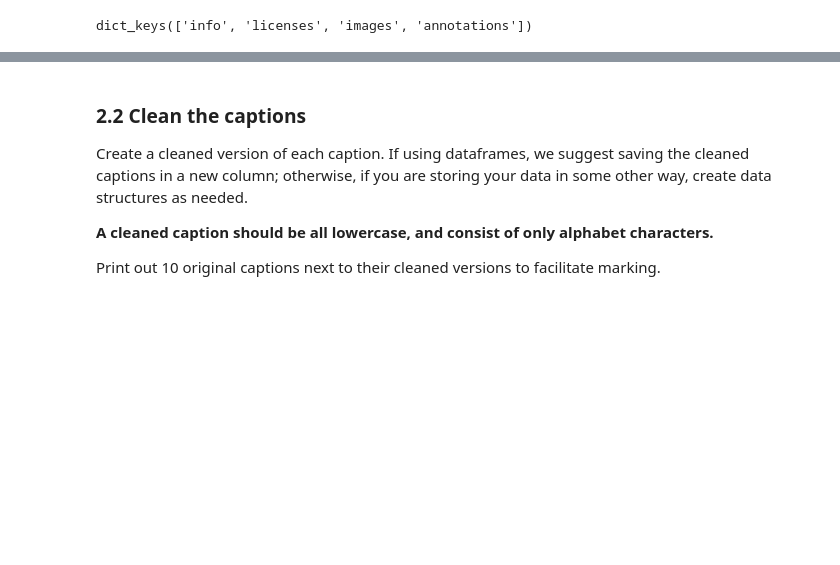
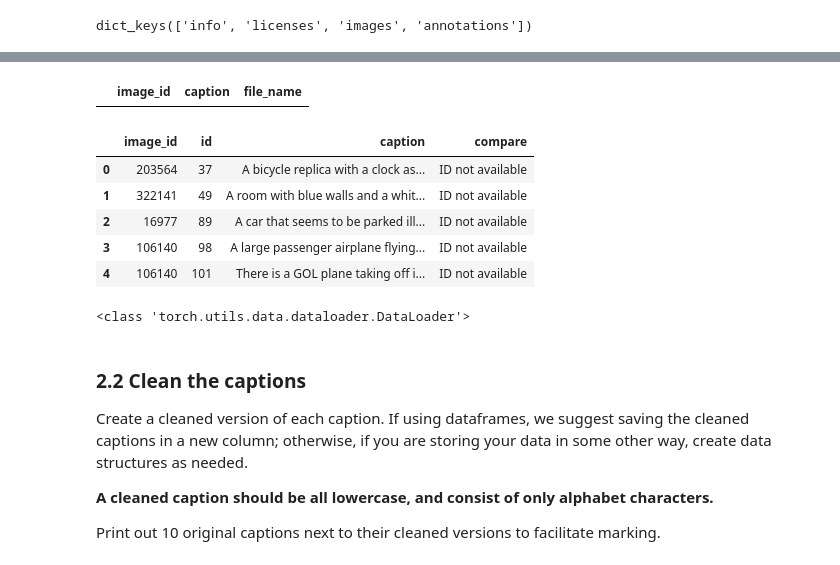
Before and after one commit to shreyshrey/ML, a Jupyter notebook: OCOMP5203M_A1.ipynb, the cells around one changed output, grey strips where cells are left out. Saved outputs shown, nothing was run; the diff lists cells and outputs as text; code cells hidden in the pictures; blank space fills up the shorter version.

```diff
--- a/OCOMP5203M_A1.ipynb
+++ b/OCOMP5203M_A1.ipynb
@@ -242,0 +206,4 @@ data['annotations']
+# %%
+ann_list = data['annotations']
+ann_df = pd.DataFrame.from_records(ann_list)
+ann_df.shape
@@ -242,0 +243,20 @@ data['annotations']
+# %%
+If data[annotation][image_id] == data[images][id] then:
+Get file_name
+# %% [output]
+|  | image_id | caption | file_name |
+# %%
+compareColumn = []
+for index, row in ann_df.iterrows():
+  image_dfRow = image_df[image_df["id"] == row["image_id"]]
+  if image_dfRow.shape[0] == 0:
+    compareColumn.append("ID not available")
+ann_df["compare"] = compareColumn
+ann_df.head(20)
+# %% [output]
+|  | image_id | id | caption | compare |
+| 0 | 203564 | 37 | A bicycle replica with a clock as... | ID not available |
+| 1 | 322141 | 49 | A room with blue walls and a whit... | ID not available |
+| 2 | 16977 | 89 | A car that seems to be parked ill... | ID not available |
+| 3 | 106140 | 98 | A large passenger airplane flying... | ID not available |
+| 4 | 106140 | 101 | There is a GOL plane taking off i... | ID not available |
@@ -243,3 +284,7 @@ data['annotations']
+# %%
+print(type(dataloader))
+# %% [output]
+<class 'torch.utils.data.dataloader.DataLoader'>
 # %% [markdown]
 ### 2.2 Clean the captions
 
```
Also changed, not shown: parts of 13 cells of this notebook.
